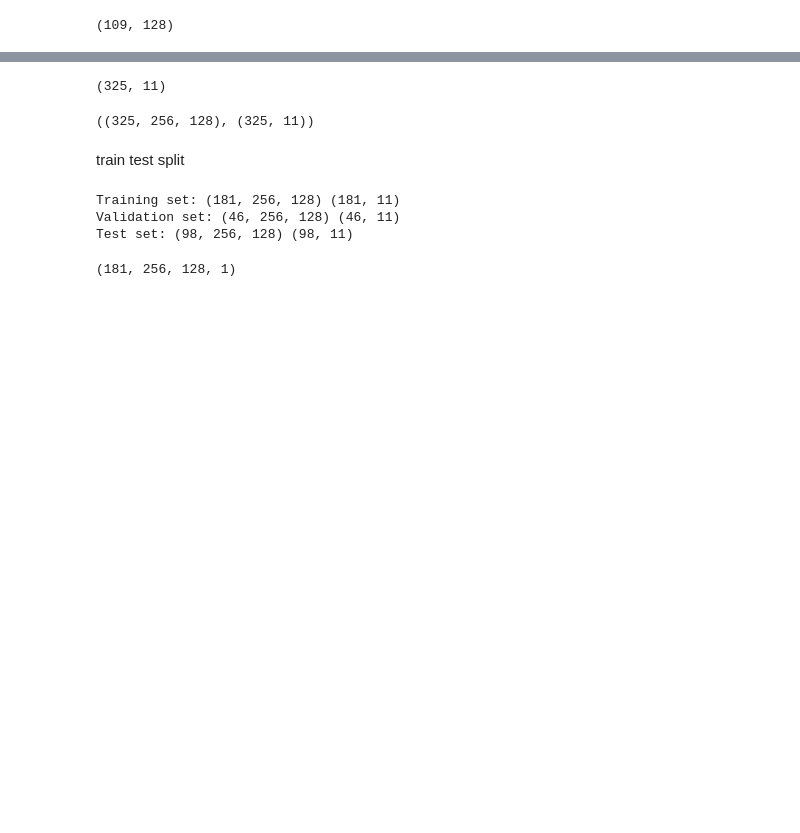
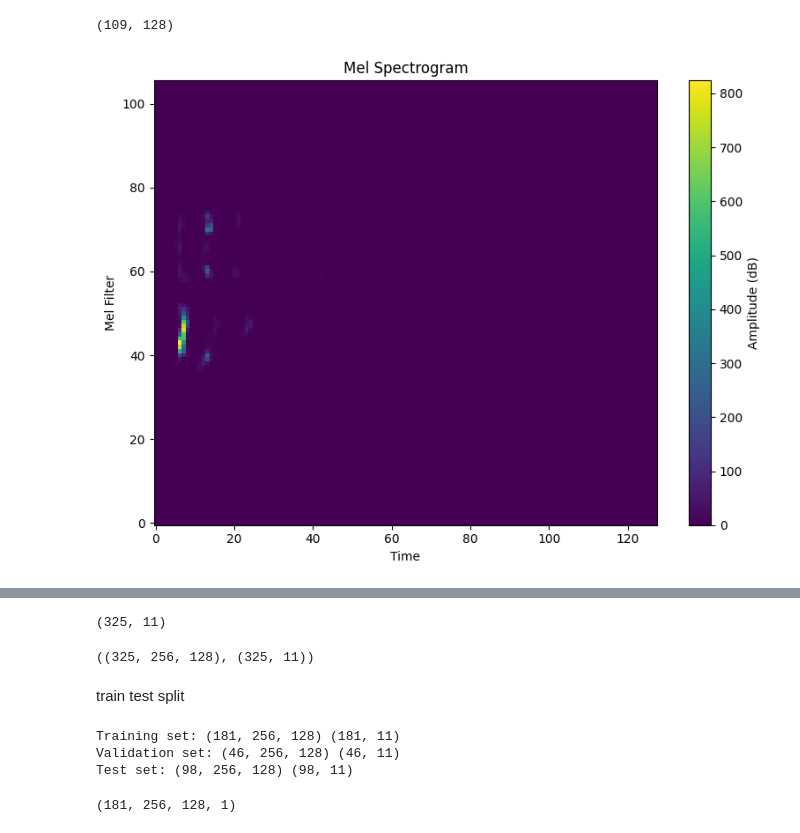
Before and after one commit to Tejaswini-Gsl/neural-networks, a Jupyter notebook: model(domain).ipynb, the cells around one changed output, grey strips where cells are left out. Saved outputs shown, nothing was run; the diff lists cells and outputs as text; code cells hidden in the pictures; blank space fills up the shorter version.

```diff
--- a/model(domain).ipynb
+++ b/model(domain).ipynb
@@ -133,6 +138,24 @@ df_total['features'] = df_total['audio'].apply(extract_features)
 print(df_total['features'][0].shape)  # Assuming you want to check the shape of the first sample
 # %% [output]
 (109, 128)
+# %%
+import matplotlib.pyplot as plt
+
+# Assuming df_total['features'] contains the extracted mel spectrogram features
+# Choose an index of the audio file you want to visualize
+index = 150
+
+# Plot the mel spectrogram
+plt.figure(figsize=(8, 6))
+plt.imshow(df_total['features'][index], origin='lower', aspect='auto', cmap='viridis')
+plt.colorbar(label='Amplitude (dB)')
+plt.title('Mel Spectrogram')
+plt.xlabel('Time')
+plt.ylabel('Mel Filter')
+plt.tight_layout()
+plt.show()
+# %% [output]
+[figure, added]
 # %%
 
 features_lengths = []
```
Also changed, not shown: parts of 4 cells of this notebook.
